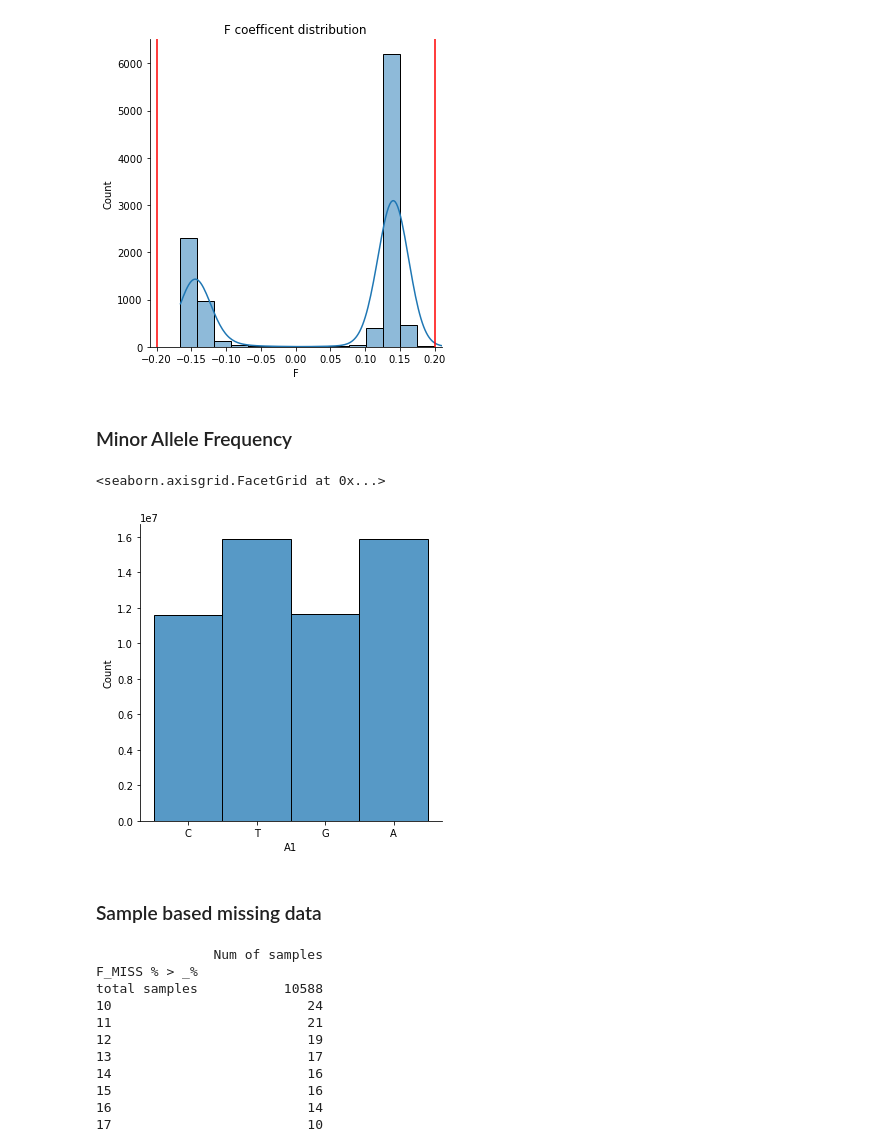
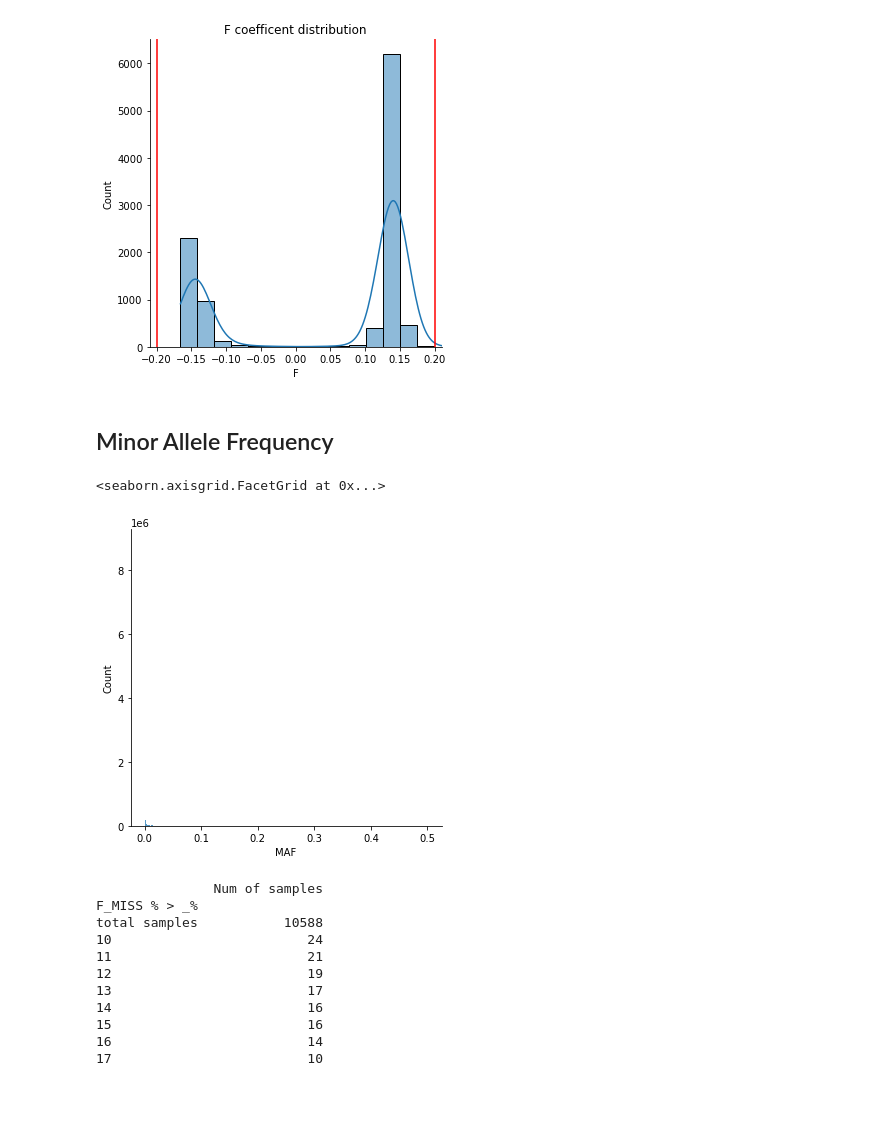
Before and after one commit to jziniti/topmed_wgs_extraction, a Jupyter notebook: notebooks/TopMedQC.ipynb, the cells around one changed output. Cells and saved outputs as stored; diff of their text form; code cells hidden in the pictures; blank space fills up the shorter version.

```diff
--- a/notebooks/TopMedQC.ipynb
+++ b/notebooks/TopMedQC.ipynb
@@ -225,14 +223,12 @@ plt.show()
 Samples out of range: 4
 [figure]
 # %% [markdown]
-### Minor Allele Frequency
+## Minor Allele Frequency
 # %%
 #Which allele is more common and percent of less common allele
+frq_tbl = pd.read_csv(frq_file, delim_whitespace=True)
 frq_tbl.head()
-#plots
-sns.displot(frq_tbl['A1'])
+sns.displot(frq_tbl['MAF'])
 # %% [output]
 <seaborn.axisgrid.FacetGrid at 0x...>
-[figure, old version]
+[figure, new version]
-# %% [markdown]
-### Sample based missing data
```
Also changed, not shown: parts of 31 cells of this notebook.
